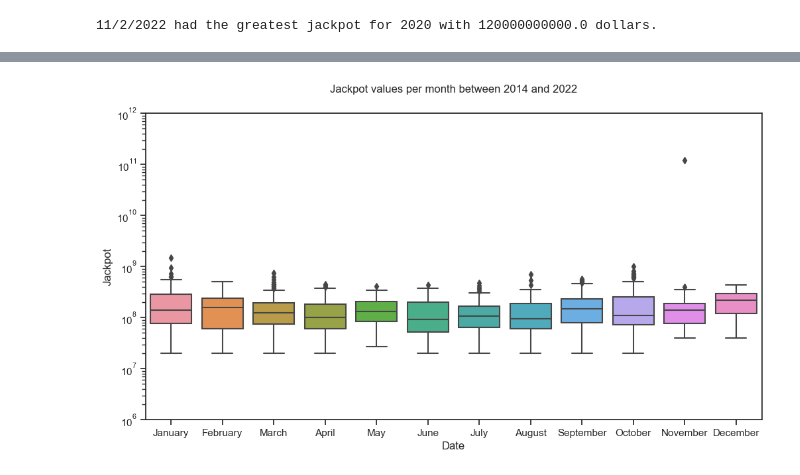
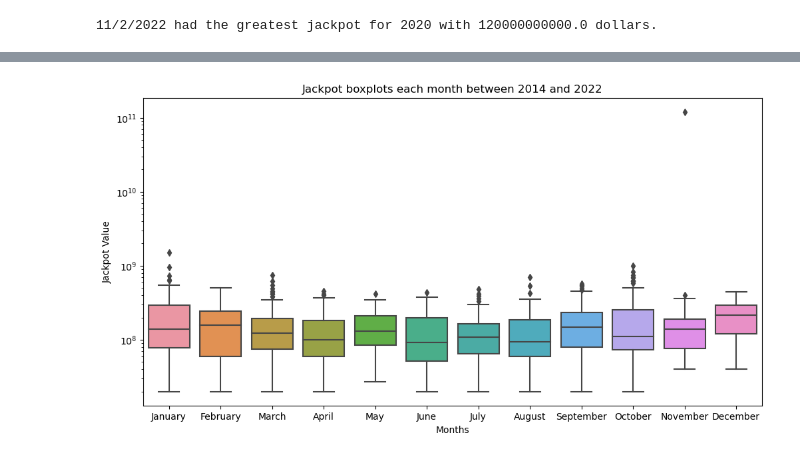
Before and after one commit to Shoggato/LottoInsight, a Jupyter notebook: Project_1.ipynb, the cells around one changed output, grey strips where cells are left out. Cells and saved outputs as stored; diff of their text form; code cells hidden in the pictures.

```diff
--- a/Project_1.ipynb
+++ b/Project_1.ipynb
@@ -338,13 +351,13 @@ data = pd.DataFrame(percentages.items(), columns=['White Numbers', 'Percentage']
 data['White Numbers'] = pd.to_numeric(data['White Numbers'])
 
 # Create a bar plot of the percentages dictionary
-sns.set_theme(style="ticks")
-g = sns.jointplot(data=data, x = 'White Numbers', y = 'Percentage', kind = 'hex', color="#4CB391")
-
-# Set the title and labels
-g.fig.suptitle('Frequency of White Numbers in Washington Lottery', y=1.05)
-plt.xlabel('White Numbers')
-plt.ylabel('Percentage')
+# sns.set_theme(style="ticks")
+ax = sns.jointplot(data=data, x = 'White Numbers',
+              y = 'Percentage',
+              kind = 'hex',
+              color="#4CB391")
+ax.set_axis_labels('White Numbers', 'Percentage')
+ax.fig.suptitle('White Number Percentages in Washington Lottery', y = 1.05)
 
 # Show the plot
 plt.show()
@@ -501,25 +534,14 @@ jackpots = pd.DataFrame(rows)
 # %%
 # create the box plot
 plt.figure(figsize=(12, 6))
 
-ax = sns.boxplot(x = 'Month', y = 'Jackpots', data=jackpots)
-
-# set the y-axis scale to logarithmic
-plt.yscale('log')
-
-# set custom y-axis limits
-ax.set_ylim(10e5, 10e11)
-
-# Labels for the graph
-ax.set_title('Jackpot values per month between 2014 and 2022', y=1.05)
-ax.set_xlabel('Date')
-ax.set_ylabel('Jackpot')
-
 # set the x-axis tick labels to display the month names
 month_names = ['January', 'February', 'March', 'April', 'May', 'June',
                'July', 'August', 'September', 'October', 'November', 'December']
-ax.set_xticklabels(month_names)
+
+ax = sns.boxplot(x = 'Month', y = 'Jackpots', data=jackpots).set(title = 'Jackpot boxplots each month between 2014 and 2022',
+                                                            xticklabels = month_names, xlabel= 'Months', ylabel = 'Jackpot Value', yscale = 'log')
 
 plt.show()
 # %% [output]
-[figure, old version]
+[figure, new version]
```
Also changed, not shown: parts of 19 cells of this notebook, 21 other files.
